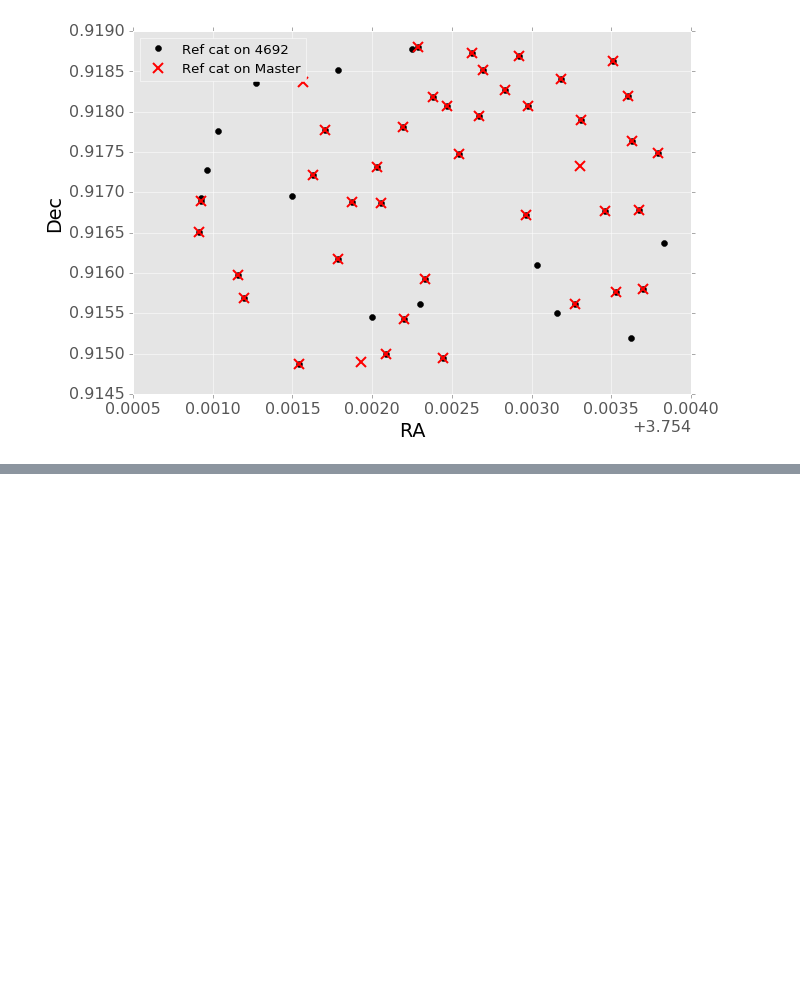
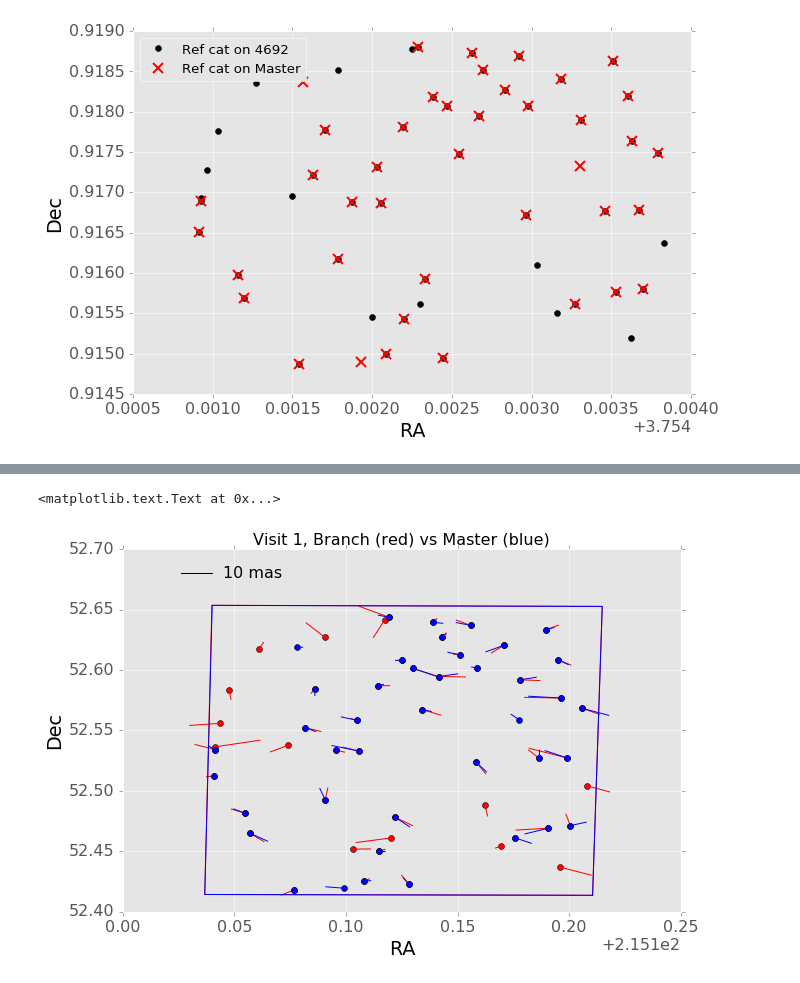
Before and after one commit to ctslater/lsst_ideas, a Jupyter notebook: testing_astrometry.ipynb, the cells around one changed output, grey strips where cells are left out. Drawn from its saved outputs; the diff is of its cells as text; code cells hidden in the pictures; blank space fills up the shorter version.

```diff
--- a/testing_validate_drp.ipynb
+++ b/testing_astrometry.ipynb
@@ -196,0 +254,11 @@ Ref cat length, master:  41
+# %%
+plot_src_ref(src_ref_branch, color='r')
+plot_src_ref(src_ref_master, color='b')
+
+plot_scalebar()
+plt.title("Visit 1, Branch (red) vs Master (blue)", fontsize="medium")
+plt.xlabel("RA")
+plt.ylabel("Dec")
+# %% [output]
+<matplotlib.text.Text at 0x...>
+[figure, added]
```
Also changed, not shown: parts of 6 cells of this notebook.
